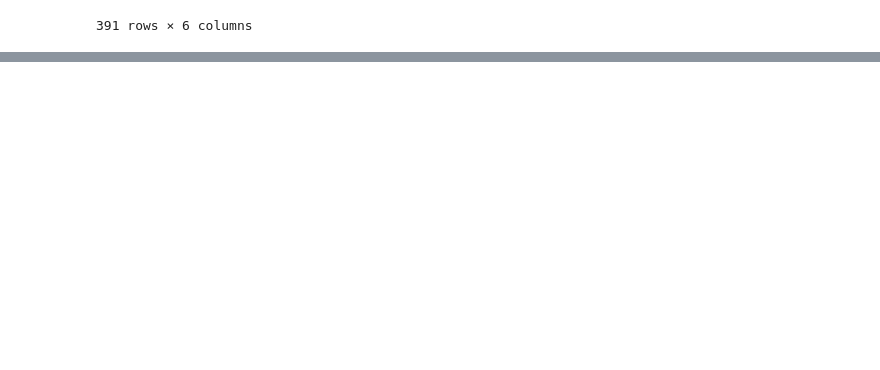
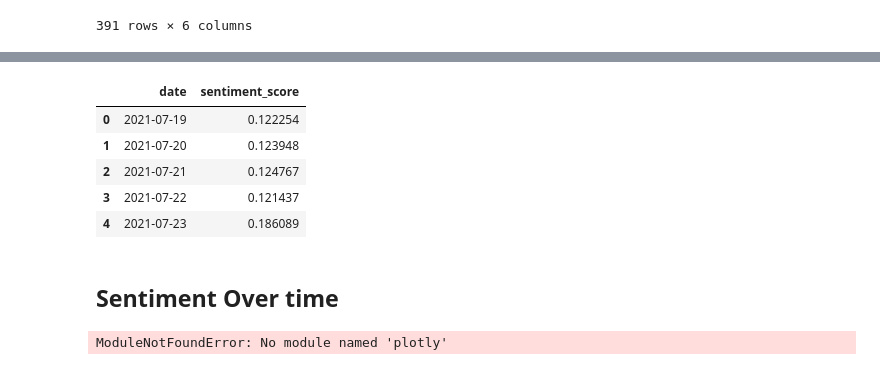
Before and after one commit to lingchensanwen/tweetTokyo, a Jupyter notebook: Preprocessing.ipynb, the cells around one changed output, grey strips where cells are left out. Cells and saved outputs as stored; diff of their text form; code cells hidden in the pictures; blank space fills up the shorter version.

```diff
--- a/Preprocessing.ipynb
+++ b/Preprocessing.ipynb
@@ -104,0 +108,18 @@ df_dict['2021-07-19']
+# %%
+# Note: more details about the scoring: https://github.com/cjhutto/vaderSentiment#about-the-scoring
+# The compound score is a normalised, weighted, composite score
+# It is computed by summing the valence scores of each word in the lexicon, adjusted according to the rules, and then normalized to be between -1 (most extreme negative) and +1 (most extreme positive).
+
+def sentiment_analyzer_score(sentence):
+    score = analyser.polarity_scores(sentence)
+    return score['compound']
+# %%
+tweets_list = df_dict['2021-07-20']['text']
+# %%
+def append_sentiment_score(date):
+    tweets_list = df_dict[date]['text']
+    sentiment_score_list = []
+    for sentence in tweets_list:
+        sentiment_score = sentiment_analyzer_score(str(sentence))
+        sentiment_score_list.append(sentiment_score)
+    df_dict[date]['sentiment_score'] = sentiment_score_list
@@ -104,0 +140,25 @@ df_dict['2021-07-19']
+# %%
+# Get the average sentiment score of tweets by date
+average_sentiment_perday_list = []
+for i in date_range:
+    average_sentiment_perday_list.append(df_dict[i.strftime('%Y-%m-%d')]['sentiment_score'].mean())
+#save date and corresponding average sentiment score to sense_df
+sense_df = pd.DataFrame(data=date_range)
+sense_df.columns = ["date"]
+sense_df['sentiment_score'] = average_sentiment_perday_list
+sense_df.head()
+# %% [output]
+|  | date | sentiment_score |
+| 0 | 2021-07-19 | 0.122254 |
+| 1 | 2021-07-20 | 0.123948 |
+| 2 | 2021-07-21 | 0.124767 |
+| 3 | 2021-07-22 | 0.121437 |
+| 4 | 2021-07-23 | 0.186089 |
+# %% [markdown]
+## Sentiment Over time
+# %%
+import plotly.express as px
+fig = px.line(average_sentiment_perday, x='date', y='sentiment_score')
+fig.show()
+# %% [output]
+ModuleNotFoundError: No module named 'plotly'
```
Also changed, not shown: parts of 8 cells of this notebook.
